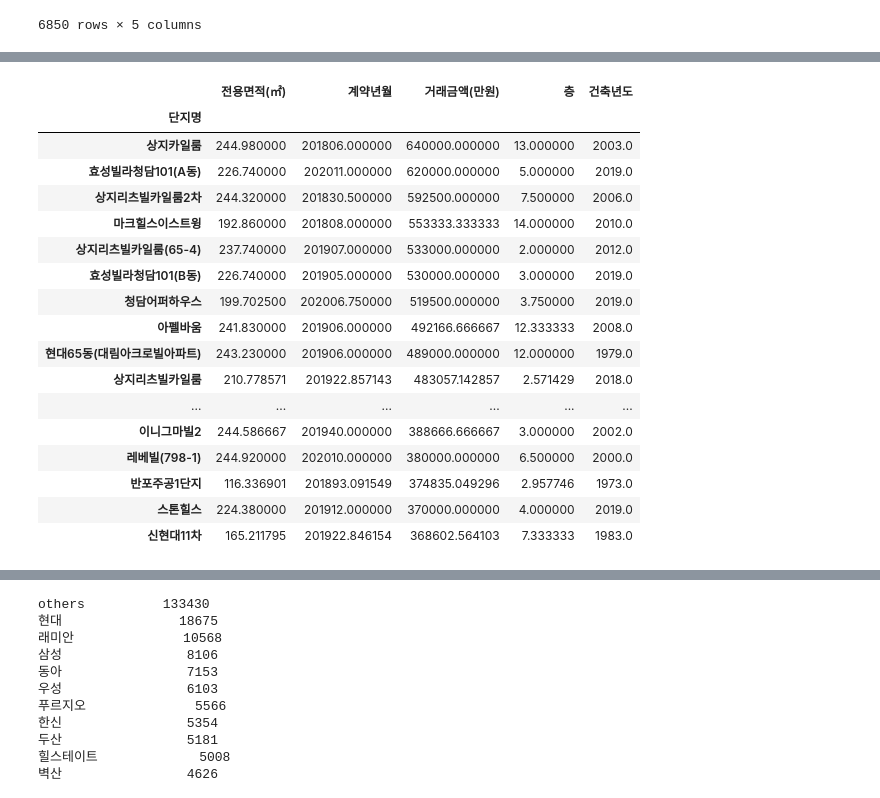
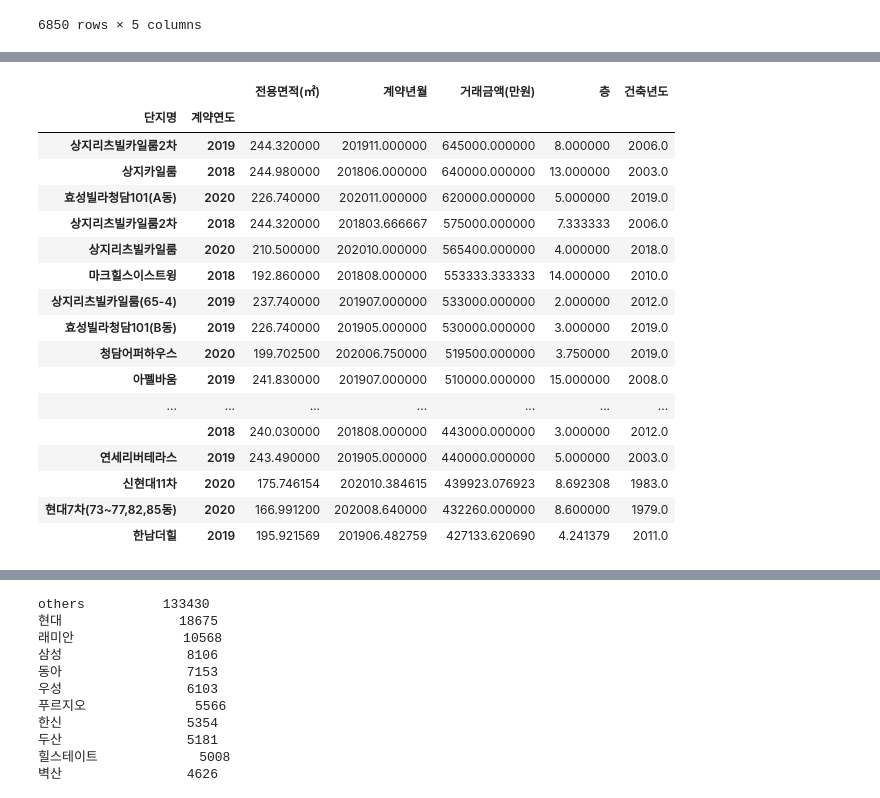
Before and after one commit to bini9788/Team4_EDA_ML_Prj, a Jupyter notebook: 데이터 컬럼 전처리/danji_column_refining.ipynb, the cells around one changed output, grey strips where cells are left out. Cells and saved outputs as stored; diff of their text form; code cells hidden in the pictures.

```diff
--- a/데이터 컬럼 전처리/danji_column_refining.ipynb
+++ b/데이터 컬럼 전처리/danji_column_refining.ipynb
@@ -3,14 +10,12 @@
 # %% [markdown]
 ### 1.1 train data 생성
 # %%
-import pandas as pd
-
-estate_price_2016 = pd.read_csv('projectDataset/main data from seoul/estate_price_2016.csv', encoding='cp949')
-estate_price_2017 = pd.read_csv('projectDataset/main data from seoul/estate_price_2017.csv', encoding='cp949')
-estate_price_2018 = pd.read_csv('projectDataset/main data from seoul/estate_price_2018.csv', encoding='cp949')
-estate_price_2019 = pd.read_csv('projectDataset/main data from seoul/estate_price_2019.csv', encoding='cp949')
-estate_price_2020 = pd.read_csv('projectDataset/main data from seoul/estate_price_2020.csv', encoding='cp949')
-estate_price_2021 = pd.read_csv('projectDataset/main data from seoul/estate_price_2021.csv', encoding='cp949')
+estate_price_2016 = pd.read_csv('../dataset/estate_price_2016.csv', encoding='cp949')
+estate_price_2017 = pd.read_csv('../dataset/estate_price_2017.csv', encoding='cp949')
+estate_price_2018 = pd.read_csv('../dataset/estate_price_2018.csv', encoding='cp949')
+estate_price_2019 = pd.read_csv('../dataset/estate_price_2019.csv', encoding='cp949')
+estate_price_2020 = pd.read_csv('../dataset/estate_price_2020.csv', encoding='cp949')
+estate_price_2021 = pd.read_csv('../dataset/estate_price_2021.csv', encoding='cp949')
 # %%
 train_data = pd.concat([estate_price_2018, estate_price_2019, estate_price_2020])
 train_data
@@ -86,3 +89,9 @@ np.sum(pd.isnull(train_data))
 건축년도        0
 도로명         0
 dtype: int64
+# %%
+# 연도별 데이터 집계 위해 계약연도 컬럼 추가
+
+year_splited = train_data['계약년월'].astype(str).str[:4]
+train_data['계약연도'] = year_splited
+train_data.head()
@@ -134,22 +150,25 @@ plt.show()
 # %%
 #  단지 별 계약 연도 별 그룹바이 수행 후 단지 별 내 계약 연도 내 거래금액 평균가격 도출
-train_data_by_danji_top30
+
+train_data_by_danji_year = train_data.groupby(['단지명', '계약연도']).mean()
+train_data_by_danji_year_top30 = train_data_by_danji_year.sort_values('거래금액(만원)', ascending=False)[:30]
+train_data_by_danji_year_top30
 # %% [output]
-|  | 전용면적(㎡) | 계약년월 | 거래금액(만원) | 층 | 건축년도 |
-| 단지명 |  |  |  |  |  |
-| 상지카일룸 | 244.980000 | 201806.000000 | 640000.000000 | 13.000000 | 2003.0 |
-| 효성빌라청담101(A동) | 226.740000 | 202011.000000 | 620000.000000 | 5.000000 | 2019.0 |
-| 상지리츠빌카일룸2차 | 244.320000 | 201830.500000 | 592500.000000 | 7.500000 | 2006.0 |
-| 마크힐스이스트윙 | 192.860000 | 201808.000000 | 553333.333333 | 14.000000 | 2010.0 |
-| 상지리츠빌카일룸(65-4) | 237.740000 | 201907.000000 | 533000.000000 | 2.000000 | 2012.0 |
-| 효성빌라청담101(B동) | 226.740000 | 201905.000000 | 530000.000000 | 3.000000 | 2019.0 |
-| 청담어퍼하우스 | 199.702500 | 202006.750000 | 519500.000000 | 3.750000 | 2019.0 |
-| 아펠바움 | 241.830000 | 201906.000000 | 492166.666667 | 12.333333 | 2008.0 |
-| 현대65동(대림아크로빌아파트) | 243.230000 | 201906.000000 | 489000.000000 | 12.000000 | 1979.0 |
-| 상지리츠빌카일룸 | 210.778571 | 201922.857143 | 483057.142857 | 2.571429 | 2018.0 |
-| ... | ... | ... | ... | ... | ... |
-| 이니그마빌2 | 244.586667 | 201940.000000 | 388666.666667 | 3.000000 | 2002.0 |
-| 레베빌(798-1) | 244.920000 | 202010.000000 | 380000.000000 | 6.500000 | 2000.0 |
-| 반포주공1단지 | 116.336901 | 201893.091549 | 374835.049296 | 2.957746 | 1973.0 |
-| 스톤힐스 | 224.380000 | 201912.000000 | 370000.000000 | 4.000000 | 2019.0 |
-| 신현대11차 | 165.211795 | 201922.846154 | 368602.564103 | 7.333333 | 1983.0 |
+|  |  | 전용면적(㎡) | 계약년월 | 거래금액(만원) | 층 | 건축년도 |
+| 단지명 | 계약연도 |  |  |  |  |  |
+| 상지리츠빌카일룸2차 | 2019 | 244.320000 | 201911.000000 | 645000.000000 | 8.000000 | 2006.0 |
+| 상지카일룸 | 2018 | 244.980000 | 201806.000000 | 640000.000000 | 13.000000 | 2003.0 |
+| 효성빌라청담101(A동) | 2020 | 226.740000 | 202011.000000 | 620000.000000 | 5.000000 | 2019.0 |
+| 상지리츠빌카일룸2차 | 2018 | 244.320000 | 201803.666667 | 575000.000000 | 7.333333 | 2006.0 |
+| 상지리츠빌카일룸 | 2020 | 210.500000 | 202010.000000 | 565400.000000 | 4.000000 | 2018.0 |
+| 마크힐스이스트윙 | 2018 | 192.860000 | 201808.000000 | 553333.333333 | 14.000000 | 2010.0 |
+| 상지리츠빌카일룸(65-4) | 2019 | 237.740000 | 201907.000000 | 533000.000000 | 2.000000 | 2012.0 |
+| 효성빌라청담101(B동) | 2019 | 226.740000 | 201905.000000 | 530000.000000 | 3.000000 | 2019.0 |
+| 청담어퍼하우스 | 2020 | 199.702500 | 202006.750000 | 519500.000000 | 3.750000 | 2019.0 |
+| 아펠바움 | 2019 | 241.830000 | 201907.000000 | 510000.000000 | 15.000000 | 2008.0 |
+| ... | ... | ... | ... | ... | ... | ... |
+|  | 2018 | 240.030000 | 201808.000000 | 443000.000000 | 3.000000 | 2012.0 |
+| 연세리버테라스 | 2019 | 243.490000 | 201905.000000 | 440000.000000 | 5.000000 | 2003.0 |
+| 신현대11차 | 2020 | 175.746154 | 202010.384615 | 439923.076923 | 8.692308 | 1983.0 |
+| 현대7차(73~77,82,85동) | 2020 | 166.991200 | 202008.640000 | 432260.000000 | 8.600000 | 1979.0 |
+| 한남더힐 | 2019 | 195.921569 | 201906.482759 | 427133.620690 | 4.241379 | 2011.0 |
```
Also changed, not shown: parts of 30 cells of this notebook.
